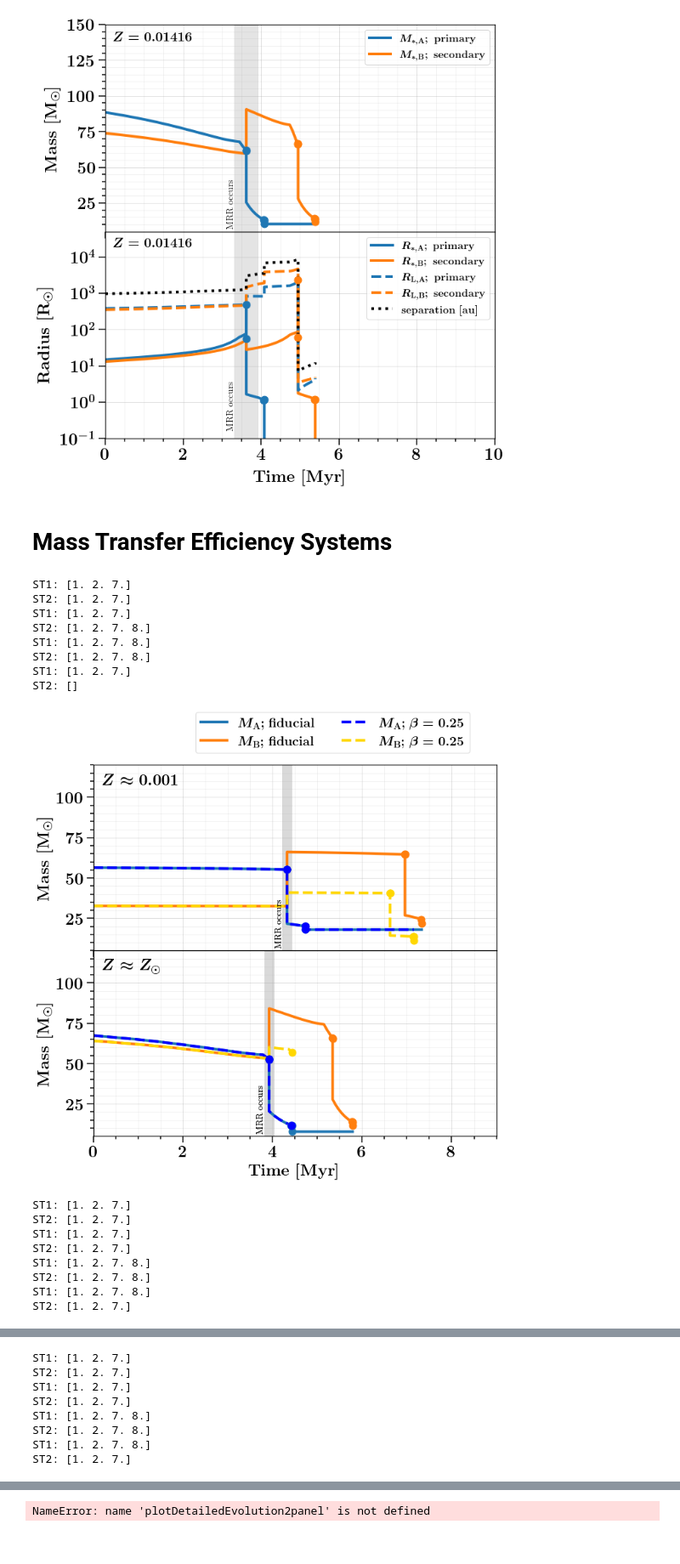
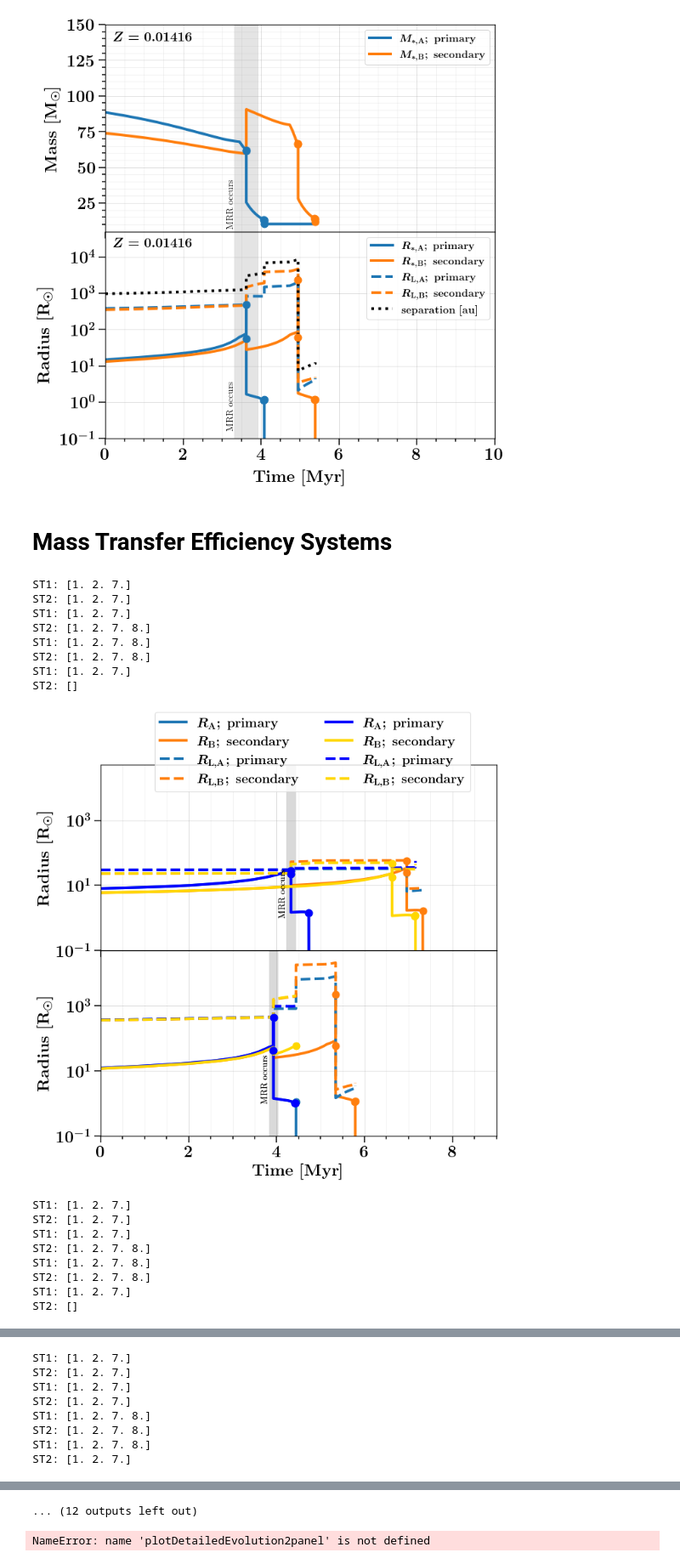
Before and after one commit to FloorBroekgaarden/MRR_Project, a Jupyter notebook: Figure1_individual_MRR_systems_detailed_evolution/Individual_System_Evolution_and_MRR_Statistics.ipynb, the cells around one changed output, grey strips where cells are left out. Shown at 85% size. Drawn from its saved outputs; the diff is of its cells as text; code cells hidden in the pictures.

```diff
--- a/Figure1_individual_MRR_systems_detailed_evolution/Individual_System_Evolution_and_MRR_Statistics.ipynb
+++ b/Figure1_individual_MRR_systems_detailed_evolution/Individual_System_Evolution_and_MRR_Statistics.ipynb
@@ -567,8 +567,8 @@ ST2: [1. 2. 7. 8.]
 ST1: [1. 2. 7. 8.]
 ST2: [1. 2. 7. 8.]
 [figure]
-# %% [markdown]
-# Mass Transfer Efficiency Systems
+# %% [markdown]
+# Mass Transfer Efficiency Systems
 # %%
 def plotDetailedEvolutionCompareModels(seed, x_m1, x_m2, ylabel, dirnameList, metallicityList, verbose=False): # x1, x2, x3,
     """    """
@@ -736,32 +736,32 @@ def plotDetailedEvolutionCompareModels(seed, x_m1, x_m2, ylabel, dirnameList, me
 # %%
 colorlist = ['#1f77b4', '#ff7f0e', '#2ca02c', '#d62728', '#9467bd', '#8c564b', 'gold']
 
 dirname ='fiducial'
 metallicityList = [0.00101,0.01416]
 dirnameList = ['fiducial', 'massTransferEfficiencyFixed_0_25']
 
 for seedList in  [[2105001147, 4505024245], [2105000139,4505003997], [2105000482, 4505003997], [2105001534, 4540016235], [2105002537, 4525005018], [2105003108,4525060549]]:
 
-#     plotDetailedEvolutionCompareModels(seed=seedList, x_m1='Radius1', x_m2='Radius2',ylabel=[r'Radius $[\rm{R}_{\odot}]$', r'Radius $[\rm{R}_{\odot}]$'],\
-#                                 dirnameList=dirnameList, metallicityList=metallicityList)
+    plotDetailedEvolutionCompareModels(seed=seedList, x_m1='Radius1', x_m2='Radius2',ylabel=[r'Radius $[\rm{R}_{\odot}]$', r'Radius $[\rm{R}_{\odot}]$'],\
+                                dirnameList=dirnameList, metallicityList=metallicityList)
 
     plotDetailedEvolutionCompareModels(seed=seedList, x_m1='mass1', x_m2='mass2', ylabel=[r'Mass $[\rm{M}_{\odot}]$', r'Mass $[\rm{M}_{\odot}]$'],\
                                 dirnameList=dirnameList, metallicityList=metallicityList)
 # %% [output]
 ST1: [1. 2. 7.]
 ST2: [1. 2. 7.]
 ST1: [1. 2. 7.]
 ST2: [1. 2. 7. 8.]
 ST1: [1. 2. 7. 8.]
 ST2: [1. 2. 7. 8.]
 ST1: [1. 2. 7.]
 ST2: []
-[figure, old version]
+[figure, new version]
 ST1: [1. 2. 7.]
 ST2: [1. 2. 7.]
 ST1: [1. 2. 7.]
-ST2: [1. 2. 7.]
+ST2: [1. 2. 7. 8.]
 ST1: [1. 2. 7. 8.]
 ST2: [1. 2. 7. 8.]
-ST1: [1. 2. 7. 8.]
-ST2: [1. 2. 7.]
+ST1: [1. 2. 7.]
+ST2: []
@@ -805,3 +805,4 @@ ST2: [1. 2. 7. 8.]
+... (12 outputs left out)
 # %%
 Z = 0.00101
 
```
Also changed, not shown: parts of 5 cells of this notebook.
